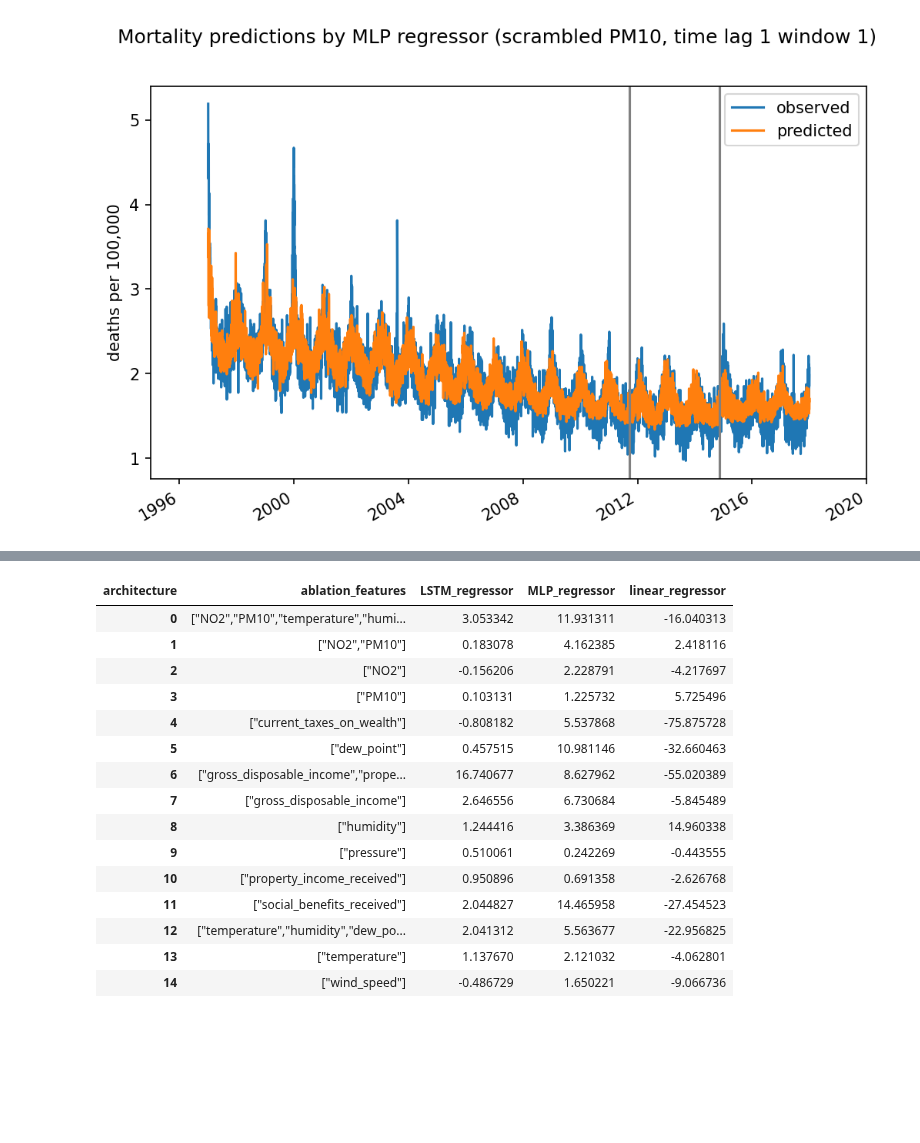
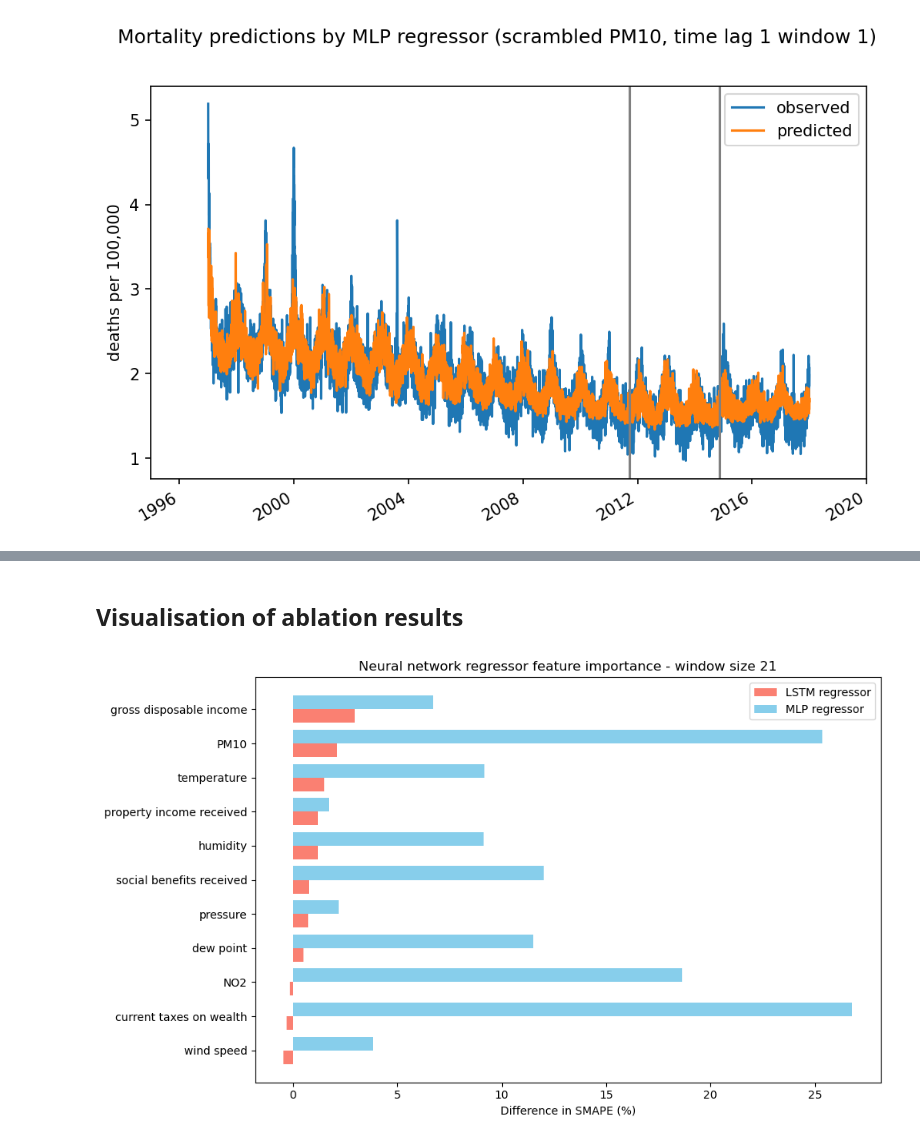
Before and after one commit to michellewl/AQmortality, a Jupyter notebook: mortality_model/regional_regression.ipynb, the cells around one changed output, grey strips where cells are left out. Cells and saved outputs as stored; diff of their text form; code cells hidden in the pictures; blank space fills up the shorter version.

```diff
--- a/mortality_model/regional_regression.ipynb
+++ b/mortality_model/regional_regression.ipynb
@@ -249,0 +233,2 @@ df = ablation_df[["architecture", "window_size", "ablation_features", "smape_tes
+# %% [markdown]
+## Visualisation of ablation results
@@ -263,19 +285,27 @@ pivot_df = pivot_df.reset_index()
-# %%
-pivot_df
-# %% [output]
-| architecture | ablation_features | LSTM_regressor | MLP_regressor | linear_regressor |
-| 0 | ["NO2","PM10","temperature","humi... | 3.053342 | 11.931311 | -16.040313 |
-| 1 | ["NO2","PM10"] | 0.183078 | 4.162385 | 2.418116 |
-| 2 | ["NO2"] | -0.156206 | 2.228791 | -4.217697 |
-| 3 | ["PM10"] | 0.103131 | 1.225732 | 5.725496 |
-| 4 | ["current_taxes_on_wealth"] | -0.808182 | 5.537868 | -75.875728 |
-| 5 | ["dew_point"] | 0.457515 | 10.981146 | -32.660463 |
-| 6 | ["gross_disposable_income","prope... | 16.740677 | 8.627962 | -55.020389 |
-| 7 | ["gross_disposable_income"] | 2.646556 | 6.730684 | -5.845489 |
-| 8 | ["humidity"] | 1.244416 | 3.386369 | 14.960338 |
-| 9 | ["pressure"] | 0.510061 | 0.242269 | -0.443555 |
-| 10 | ["property_income_received"] | 0.950896 | 0.691358 | -2.626768 |
-| 11 | ["social_benefits_received"] | 2.044827 | 14.465958 | -27.454523 |
-| 12 | ["temperature","humidity","dew_po... | 2.041312 | 5.563677 | -22.956825 |
-| 13 | ["temperature"] | 1.137670 | 2.121032 | -4.062801 |
-| 14 | ["wind_speed"] | -0.486729 | 1.650221 | -9.066736 |
+# %%
+# Plot horizontal bar chart with both LSTM and MLP regressor values
+
+plt.figure(figsize=(10, 6))
+
+# Bar width for the grouped bars
+bar_width = 0.4
+index = range(len(df))
+
+# Plot bars for both LSTM and MLP regressors
+plt.barh([i - bar_width / 2 for i in index], df['LSTM_regressor'], bar_width, label='LSTM regressor', color='salmon')
+plt.barh([i + bar_width / 2 for i in index], df['MLP_regressor'], bar_width, label='MLP regressor', color='skyblue')
+
+# Adding labels, title, and legend
+plt.yticks(index, df['feature_category'])
+plt.xlabel('Difference in SMAPE (%)')
+# plt.title(f'Neural network regressor feature importance (top {top} by {sort_by}) - window size {window_size}')
+plt.title(f'Neural network regressor feature importance - window size {window_size}')
+plt.legend()
+
+plt.tight_layout()
+
+filename = "MLP_LSTM_features.pdf"
+plt.savefig(f"figures/window_{window_size}/{filename}")
+plt.show()
+# %% [output]
+[figure, added]
```
Also changed, not shown: parts of 9 cells of this notebook, 3 other files.
